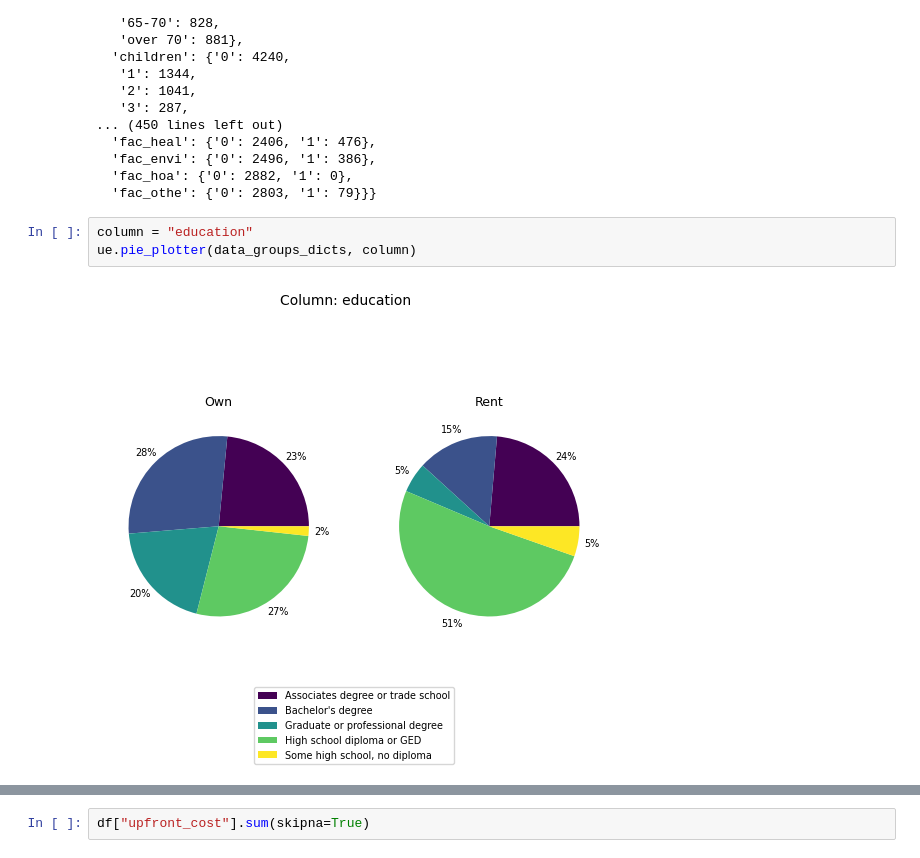
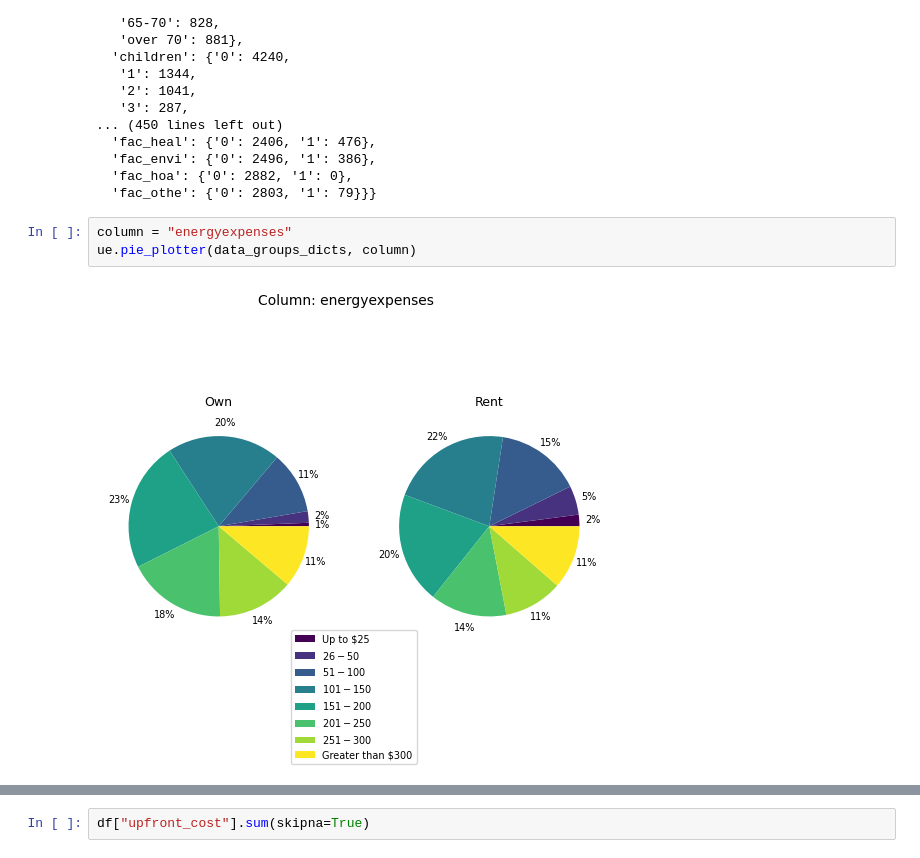
Before and after one commit to pnnl/NEI, a Jupyter notebook: RED/UPGRADE_E_Data.ipynb, the cells around one changed output, grey strips where cells are left out. Cells and saved outputs as stored; diff of their text form.

```diff
--- a/RED/UPGRADE_E_Data.ipynb
+++ b/RED/UPGRADE_E_Data.ipynb
@@ -130,7 +130,7 @@ data_groups_dicts
   'fac_hoa': {'0': 2882, '1': 0},
   'fac_othe': {'0': 2803, '1': 79}}}
 # %%
-column = "education"
+column = "energyexpenses"
 ue.pie_plotter(data_groups_dicts, column)
 # %% [output]
-[figure, old version]
+[figure, new version]
```
Also changed, not shown: parts of 1 cell of this notebook, 1 other file.
